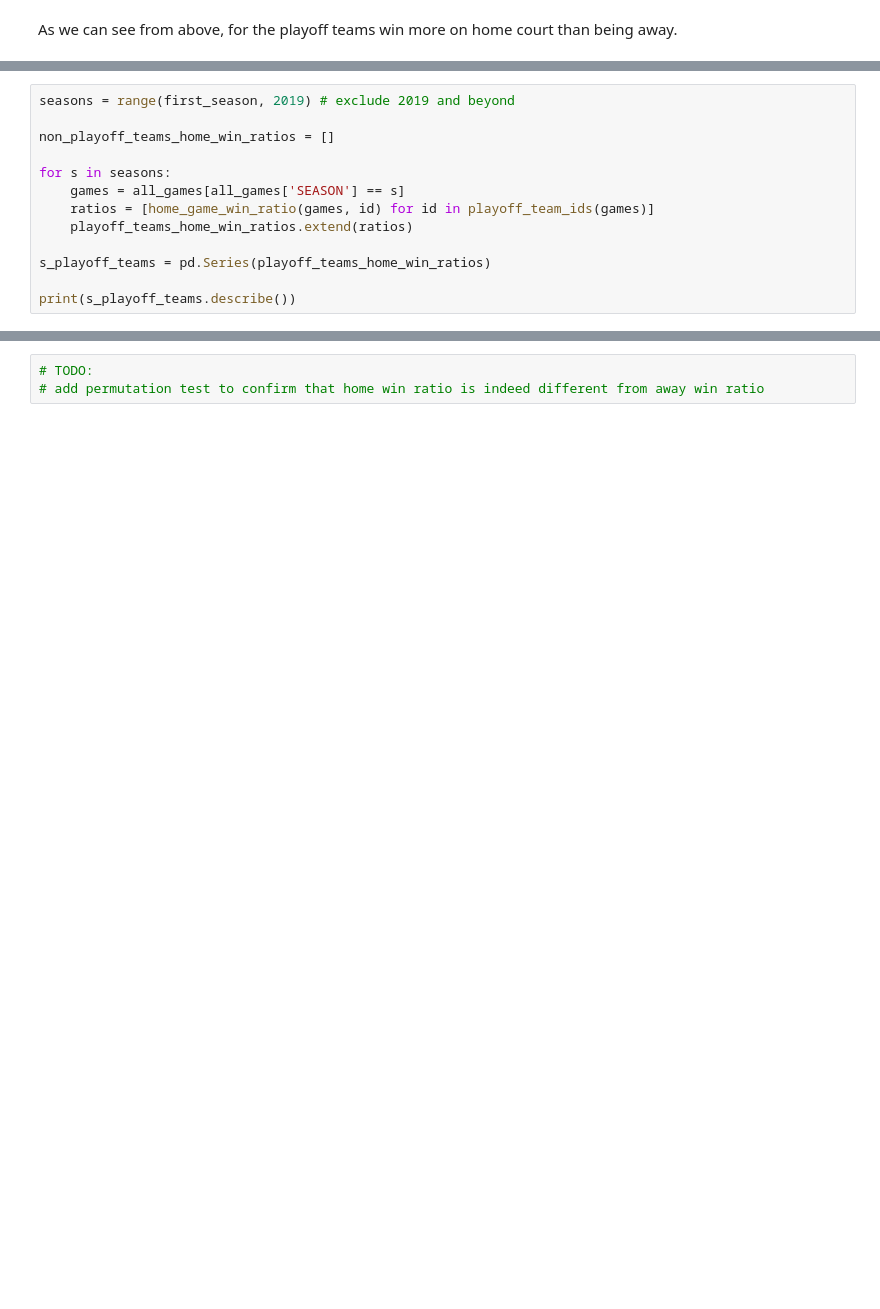
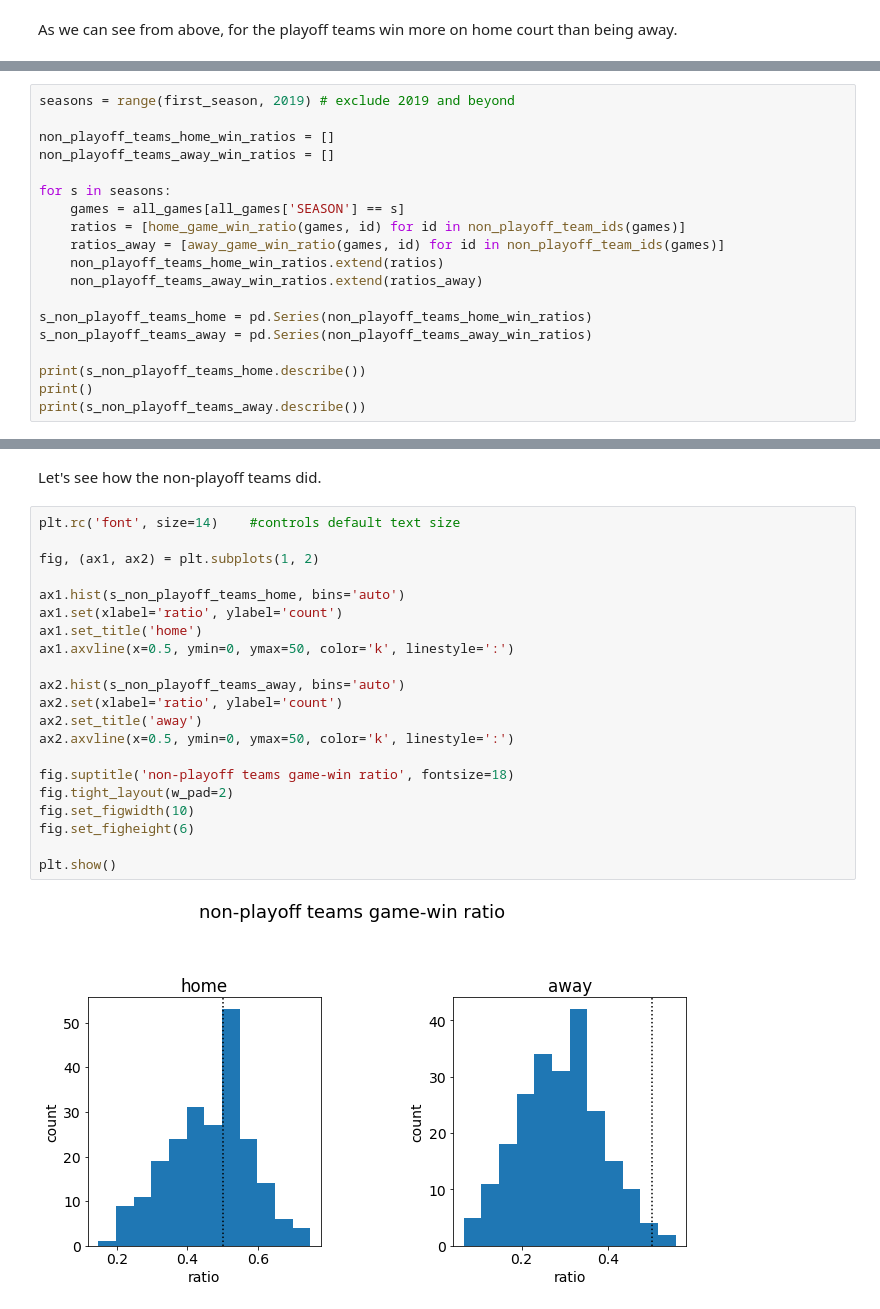
Before and after one commit to Pinkwjp/nba, a Jupyter notebook: home_vs_away/do_nba_teams_win_more_games_at_home_court.ipynb, the cells around one changed output, grey strips where cells are left out. Saved outputs shown, nothing was run; the diff lists cells and outputs as text; blank space fills up the shorter version.

```diff
--- a/home_vs_away/first_look.ipynb
+++ b/home_vs_away/do_nba_teams_win_more_games_at_home_court.ipynb
@@ -353,12 +339,18 @@ That is, how did the non-playoff team perform in their home games?**
 seasons = range(first_season, 2019) # exclude 2019 and beyond
 
 non_playoff_teams_home_win_ratios = []
+non_playoff_teams_away_win_ratios = []
 
 for s in seasons:
     games = all_games[all_games['SEASON'] == s]
-    ratios = [home_game_win_ratio(games, id) for id in playoff_team_ids(games)]
-    playoff_teams_home_win_ratios.extend(ratios)
+    ratios = [home_game_win_ratio(games, id) for id in non_playoff_team_ids(games)]
+    ratios_away = [away_game_win_ratio(games, id) for id in non_playoff_team_ids(games)]
+    non_playoff_teams_home_win_ratios.extend(ratios)
+    non_playoff_teams_away_win_ratios.extend(ratios_away)
 
-s_playoff_teams = pd.Series(playoff_teams_home_win_ratios)
+s_non_playoff_teams_home = pd.Series(non_playoff_teams_home_win_ratios)
+s_non_playoff_teams_away = pd.Series(non_playoff_teams_away_win_ratios)
 
-print(s_playoff_teams.describe())
+print(s_non_playoff_teams_home.describe())
+print()
+print(s_non_playoff_teams_away.describe())
@@ -365,3 +377,25 @@ print(s_playoff_teams.describe())
-# %%
-# TODO:
-# add permutation test to confirm that home win ratio is indeed different from away win ratio
+# %% [markdown]
+Let's see how the non-playoff teams did.
+# %%
+plt.rc('font', size=14)    #controls default text size
+
+fig, (ax1, ax2) = plt.subplots(1, 2)
+
+ax1.hist(s_non_playoff_teams_home, bins='auto')
+ax1.set(xlabel='ratio', ylabel='count')
+ax1.set_title('home')
+ax1.axvline(x=0.5, ymin=0, ymax=50, color='k', linestyle=':')
+
+ax2.hist(s_non_playoff_teams_away, bins='auto')
+ax2.set(xlabel='ratio', ylabel='count')
+ax2.set_title('away')
+ax2.axvline(x=0.5, ymin=0, ymax=50, color='k', linestyle=':')
+
+fig.suptitle('non-playoff teams game-win ratio', fontsize=18)
+fig.tight_layout(w_pad=2)
+fig.set_figwidth(10)
+fig.set_figheight(6)
+
+plt.show()
+# %% [output]
+[figure, added]
```
Also changed, not shown: parts of 32 cells of this notebook.
